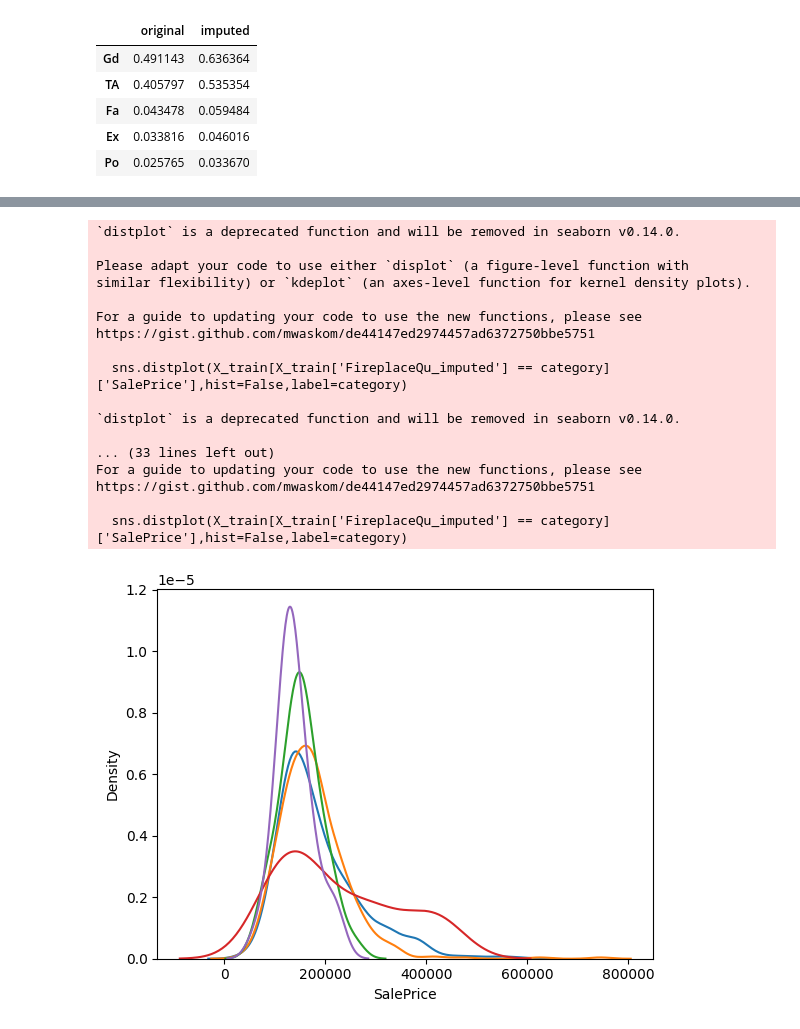
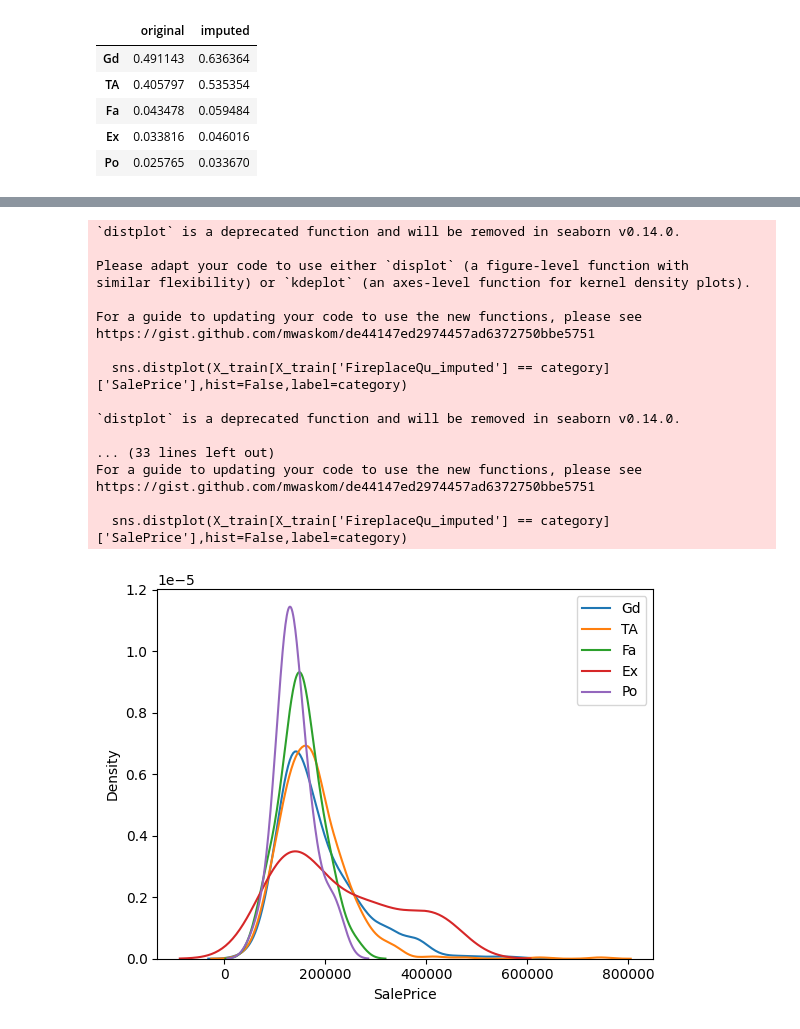
Before and after one commit to chaudhary-dotcom/handaling-missing-values, a Jupyter notebook: random-sample-imputation.ipynb, the cells around one changed output, grey strips where cells are left out. Drawn from its saved outputs; the diff is of its cells as text; code cells hidden in the pictures.

```diff
--- a/random-sample-imputation.ipynb
+++ b/random-sample-imputation.ipynb
@@ -369,6 +369,7 @@ temp
 # %%
 for category in X_train['FireplaceQu'].dropna().unique():
     sns.distplot(X_train[X_train['FireplaceQu'] ==  category]['SalePrice'], hist=False, label=category)
+    plt.legend()
 
 plt.show()
 # %% [output]
@@ -393,24 +394,25 @@ https://gist.github.com/mwaskom/de44147ed2974457ad6372750bbe5751
 # %%
 
 for category in X_train['FireplaceQu_imputed'].dropna().unique():
     sns.distplot(X_train[X_train['FireplaceQu_imputed'] == category]['SalePrice'],hist=False,label=category)
+    plt.legend()
 plt.show()
 # %% [output]
 `distplot` is a deprecated function and will be removed in seaborn v0.14.0.
 
 Please adapt your code to use either `displot` (a figure-level function with
 similar flexibility) or `kdeplot` (an axes-level function for kernel density plots).
 
 For a guide to updating your code to use the new functions, please see
 https://gist.github.com/mwaskom/de44147ed2974457ad6372750bbe5751
 
   sns.distplot(X_train[X_train['FireplaceQu_imputed'] == category]['SalePrice'],hist=False,label=category)
 
 `distplot` is a deprecated function and will be removed in seaborn v0.14.0.
 
 ... (33 lines left out)
 For a guide to updating your code to use the new functions, please see
 https://gist.github.com/mwaskom/de44147ed2974457ad6372750bbe5751
 
   sns.distplot(X_train[X_train['FireplaceQu_imputed'] == category]['SalePrice'],hist=False,label=category)
-[figure, old version]
+[figure, new version]
```
Also changed, not shown: parts of 1 cell of this notebook.
